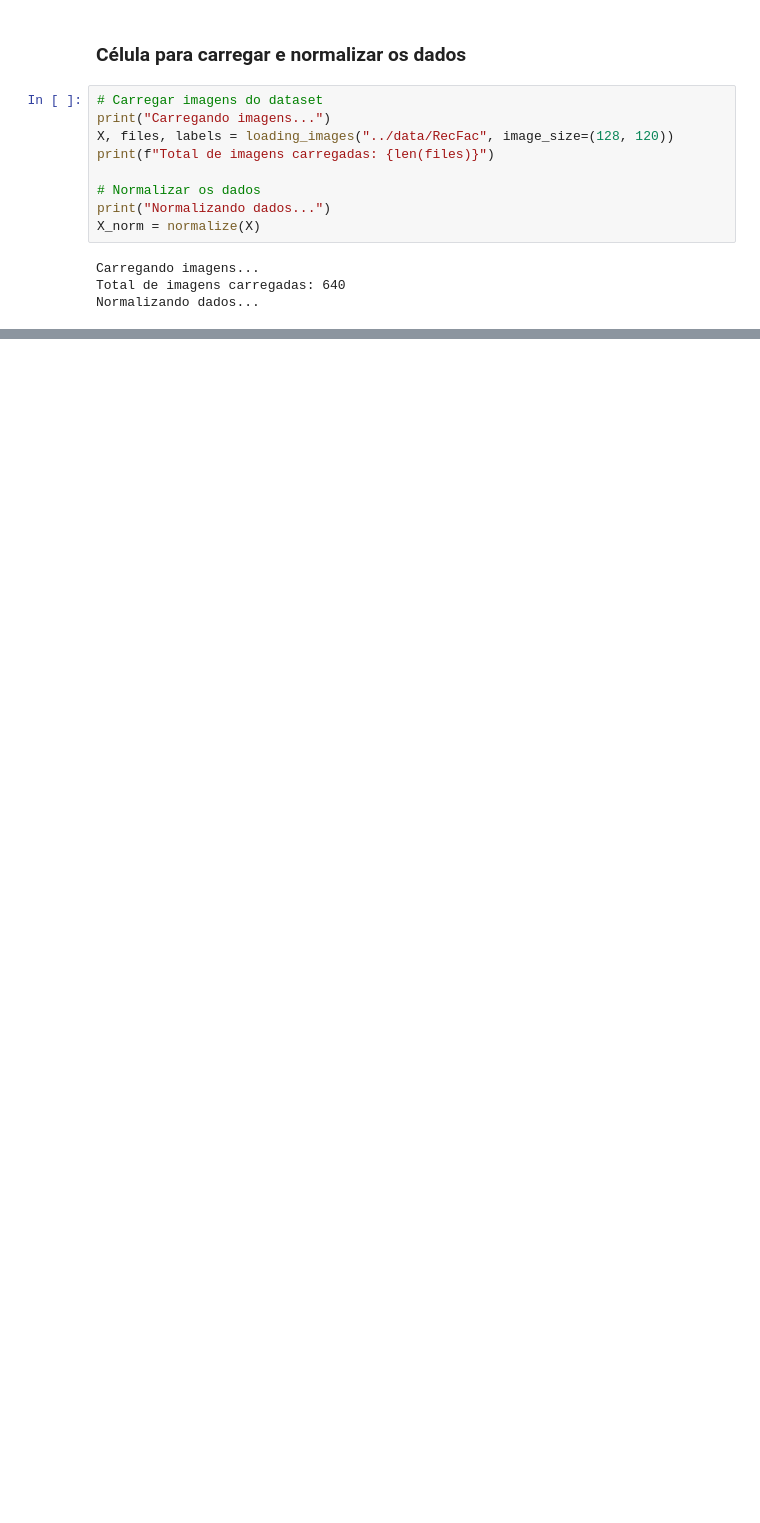
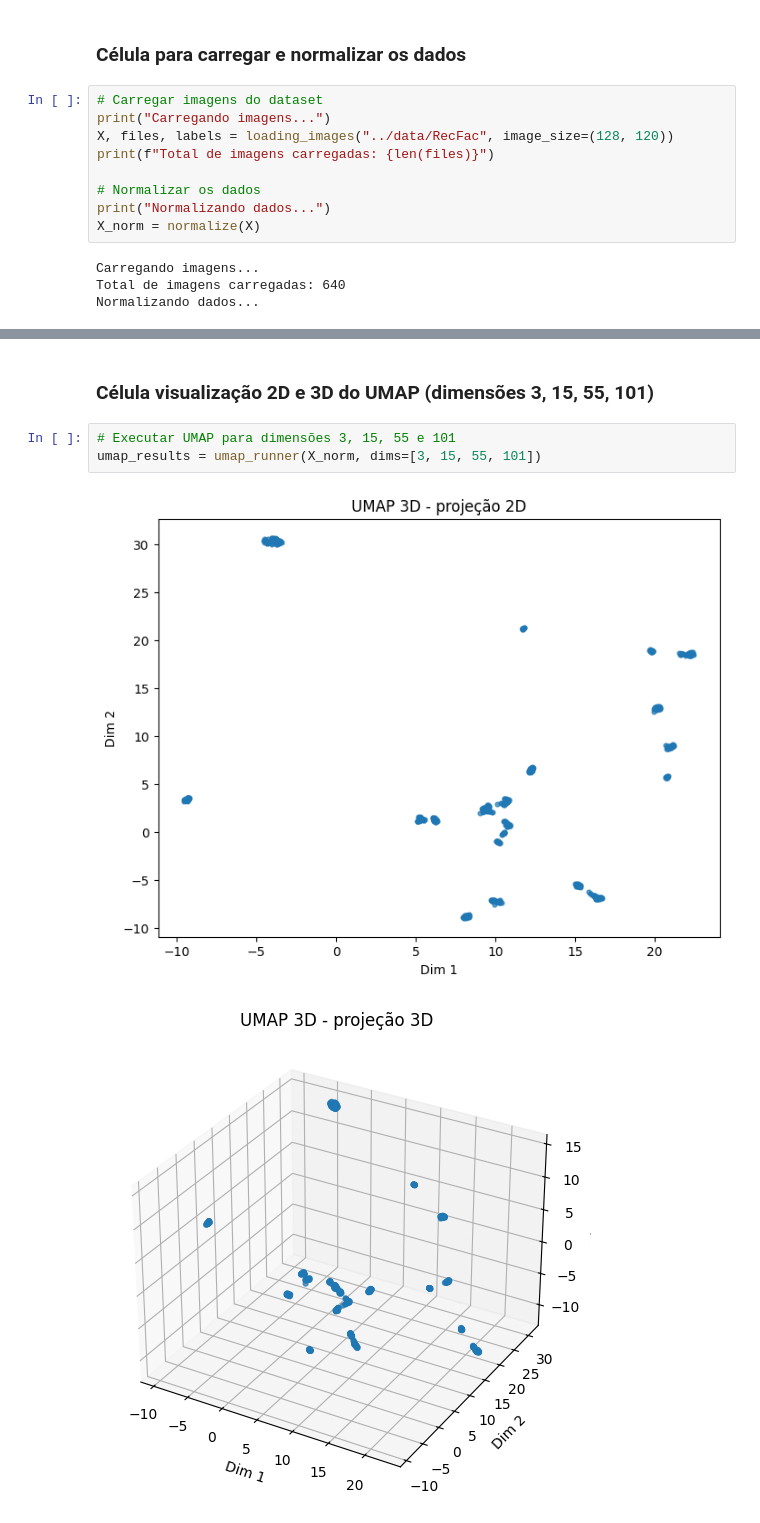
Before and after one commit to PedroKeita/ML-Vivencial, a Jupyter notebook: notebooks/nao_supervisionado.ipynb, the cells around one changed output, grey strips where cells are left out. Saved outputs shown, nothing was run; the diff lists cells and outputs as text; blank space fills up the shorter version.

```diff
--- a/notebooks/nao_supervisionado.ipynb
+++ b/notebooks/nao_supervisionado.ipynb
@@ -147,0 +51,8 @@ kmedoids_results_umap = cluster_runner(X_umap, k_values=[3,5,7], method="kmedoid
+# %% [markdown]
+### **Célula visualização 2D e 3D do UMAP (dimensões 3, 15, 55, 101)**
+# %%
+# Executar UMAP para dimensões 3, 15, 55 e 101
+umap_results = umap_runner(X_norm, dims=[3, 15, 55, 101])
+# %% [output]
+[figure, added]
+[figure, added]
```
Also changed, not shown: parts of 15 cells of this notebook, 22 other files.
